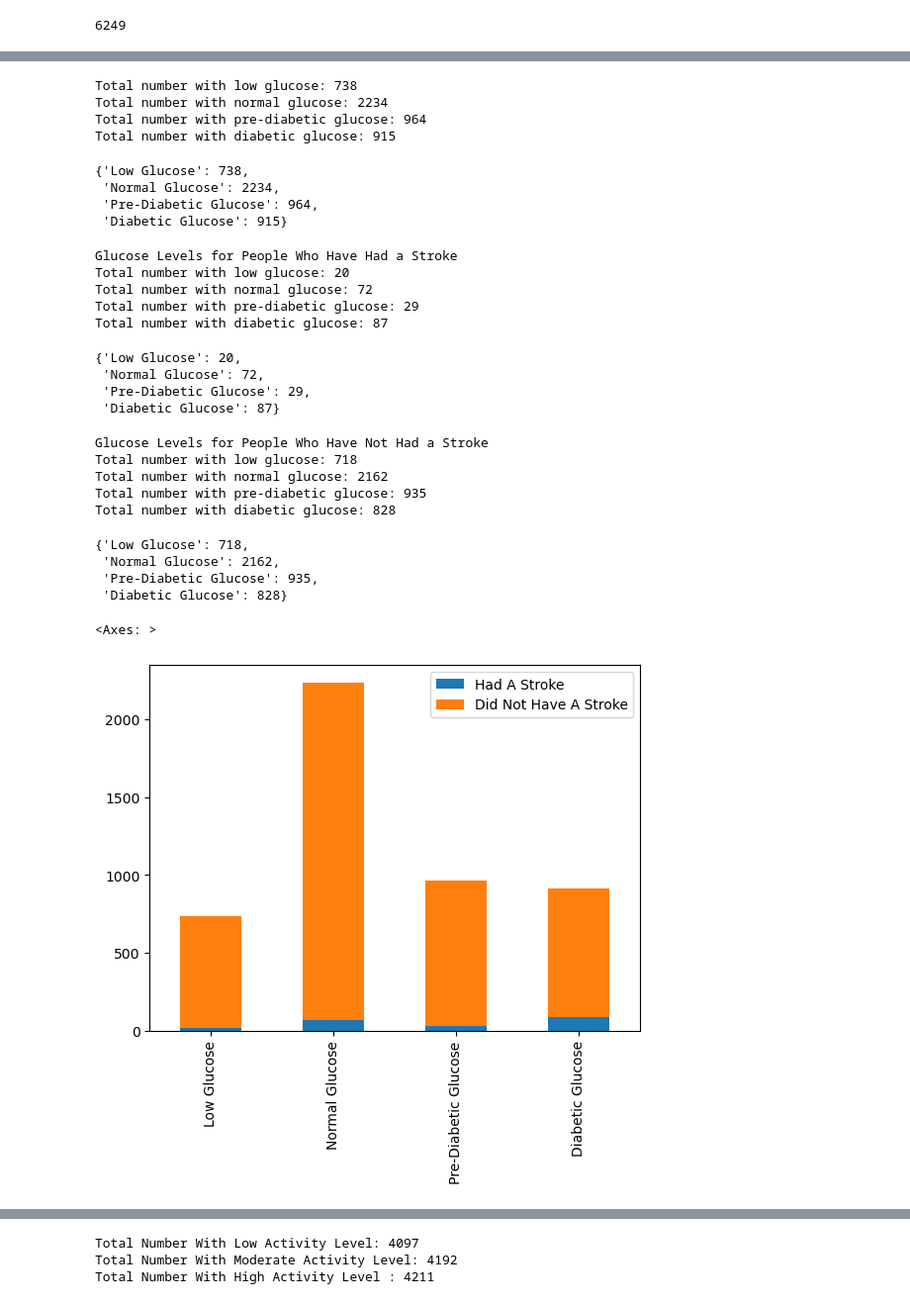
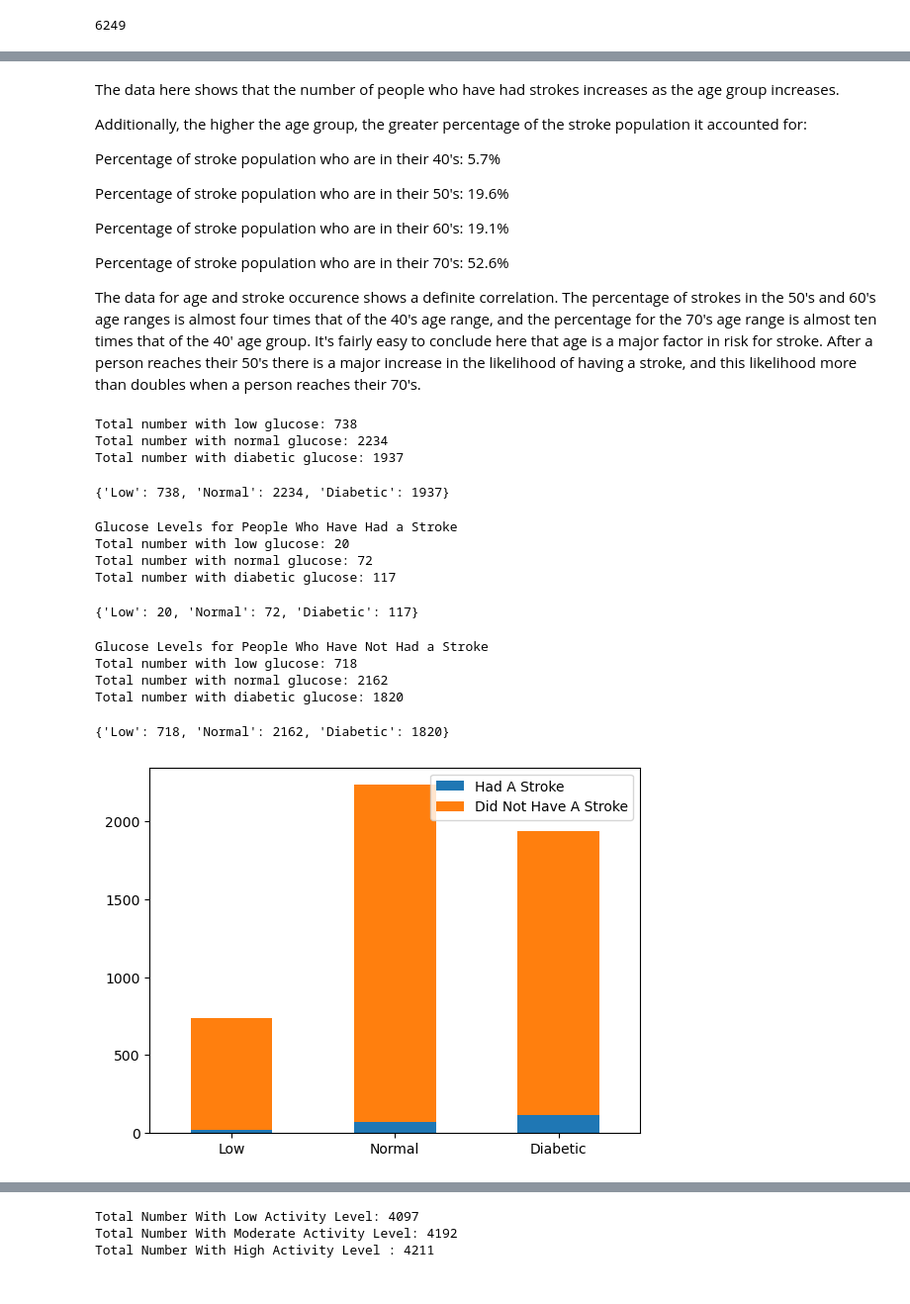
Before and after one commit to eeneedles/group-two-project-one, a Jupyter notebook: test_code_em.ipynb, the cells around one changed output, grey strips where cells are left out. Shown at 99% size. Drawn from its saved outputs; the diff is of its cells as text; code cells hidden in the pictures.

```diff
--- a/test_code_em.ipynb
+++ b/test_code_em.ipynb
@@ -374,3 +326,18 @@ age_df.plot.bar(stacked=True)
+# %% [markdown]
+The data here shows that the number of people who have had strokes increases as the age group increases.
+
+Additionally, the higher the age group, the greater percentage of the stroke population it accounted for:
+
+Percentage of stroke population who are in their 40's: 5.7%
+
+Percentage of stroke population who are in their 50's: 19.6%
+
+Percentage of stroke population who are in their 60's: 19.1%
+
+Percentage of stroke population who are in their 70's: 52.6%
+
+
+The data for age and stroke occurence shows a definite correlation.  The percentage of strokes in the 50's and 60's age ranges is almost four times that of the 40's age range, and the percentage for the 70's age range is almost ten times that of the 40' age group.  It's fairly easy to conclude here that age is a major factor in risk for stroke.  After a person reaches their 50's there is a major increase in the likelihood of having a stroke, and this likelihood more than doubles when a person reaches their 70's.
 # %%
 # Define function for gathering glucose level & stroke data
 def print_glucose(df):
@@ -383,24 +350,18 @@ def print_glucose(df):
     normal_glucose = df.loc[(df['avg_glucose_level'] >= 70) & (df['avg_glucose_level'] <= 99), 'id']
     normal_glucose.count()
 
-# Find total number of people with pre-diabetic glucose level (Health_Care)
-    pre_diabetic_glucose = df.loc[(df['avg_glucose_level'] >= 100) & (df['avg_glucose_level'] < 126), 'id']
-    pre_diabetic_glucose.count()
-
 # Find total number of people with diabetic glucose level (Health_Care)
-    diabetic_glucose = df.loc[(df['avg_glucose_level'] >= 126), 'id']
+    diabetic_glucose = df.loc[(df['avg_glucose_level'] > 99), 'id']
     diabetic_glucose.count()
 
     print(f'Total number with low glucose: {low_glucose.count()}')
     print(f'Total number with normal glucose: {normal_glucose.count()}')
-    print(f'Total number with pre-diabetic glucose: {pre_diabetic_glucose.count()}')
     print(f'Total number with diabetic glucose: {diabetic_glucose.count()}')
 
     return {
-       'Low Glucose': low_glucose.count(),
-       'Normal Glucose': normal_glucose.count(),
-       'Pre-Diabetic Glucose': pre_diabetic_glucose.count(),
-       'Diabetic Glucose': diabetic_glucose.count(),
+       'Low': low_glucose.count(),
+       'Normal': normal_glucose.count(),
+       'Diabetic': diabetic_glucose.count(),
     }
 
 # Set variable for data from all glucose levels
@@ -409,12 +370,8 @@ all_levels
 # %% [output]
 Total number with low glucose: 738
 Total number with normal glucose: 2234
-Total number with pre-diabetic glucose: 964
-Total number with diabetic glucose: 915
+Total number with diabetic glucose: 1937
-{'Low Glucose': 738,
- 'Normal Glucose': 2234,
- 'Pre-Diabetic Glucose': 964,
- 'Diabetic Glucose': 915}
+{'Low': 738, 'Normal': 2234, 'Diabetic': 1937}
 # %%
 # Find number of people in each glucose range who have had a stroke (Health_Care)
 print("Glucose Levels for People Who Have Had a Stroke")
@@ -424,12 +381,8 @@ stroke_glucose
 Glucose Levels for People Who Have Had a Stroke
 Total number with low glucose: 20
 Total number with normal glucose: 72
-Total number with pre-diabetic glucose: 29
-Total number with diabetic glucose: 87
+Total number with diabetic glucose: 117
-{'Low Glucose': 20,
- 'Normal Glucose': 72,
- 'Pre-Diabetic Glucose': 29,
- 'Diabetic Glucose': 87}
+{'Low': 20, 'Normal': 72, 'Diabetic': 117}
 # %%
 # Find number of people in each glucose range who have not had a stroke (Health_Care)
 print("Glucose Levels for People Who Have Not Had a Stroke")
@@ -439,25 +392,24 @@ no_stroke_glucose
 Glucose Levels for People Who Have Not Had a Stroke
 Total number with low glucose: 718
 Total number with normal glucose: 2162
-Total number with pre-diabetic glucose: 935
-Total number with diabetic glucose: 828
+Total number with diabetic glucose: 1820
-{'Low Glucose': 718,
- 'Normal Glucose': 2162,
- 'Pre-Diabetic Glucose': 935,
- 'Diabetic Glucose': 828}
+{'Low': 718, 'Normal': 2162, 'Diabetic': 1820}
 # %%
 # Gather keys for bar graph showing strokes per glucose level
 glucose_index = list(all_levels.keys())
 
 # Gather values for bar graph showing strokes per glucose level
 glucose_data = {
     'Had A Stroke': list(stroke_glucose.values()),
     'Did Not Have A Stroke': list(no_stroke_glucose.values())
 }
 
 # Plot stacked bar graph
 glucose_df = pd.DataFrame(glucose_data, index = glucose_index)
 glucose_df.plot.bar(stacked=True)
+plt.xticks(rotation=360)
+
+# Save the figure
+plt.savefig("Resources\Glucose.png")
 # %% [output]
-<Axes: >
-[figure, old version]
+[figure, new version]
```
Also changed, not shown: parts of 26 cells of this notebook, 5 other files.
